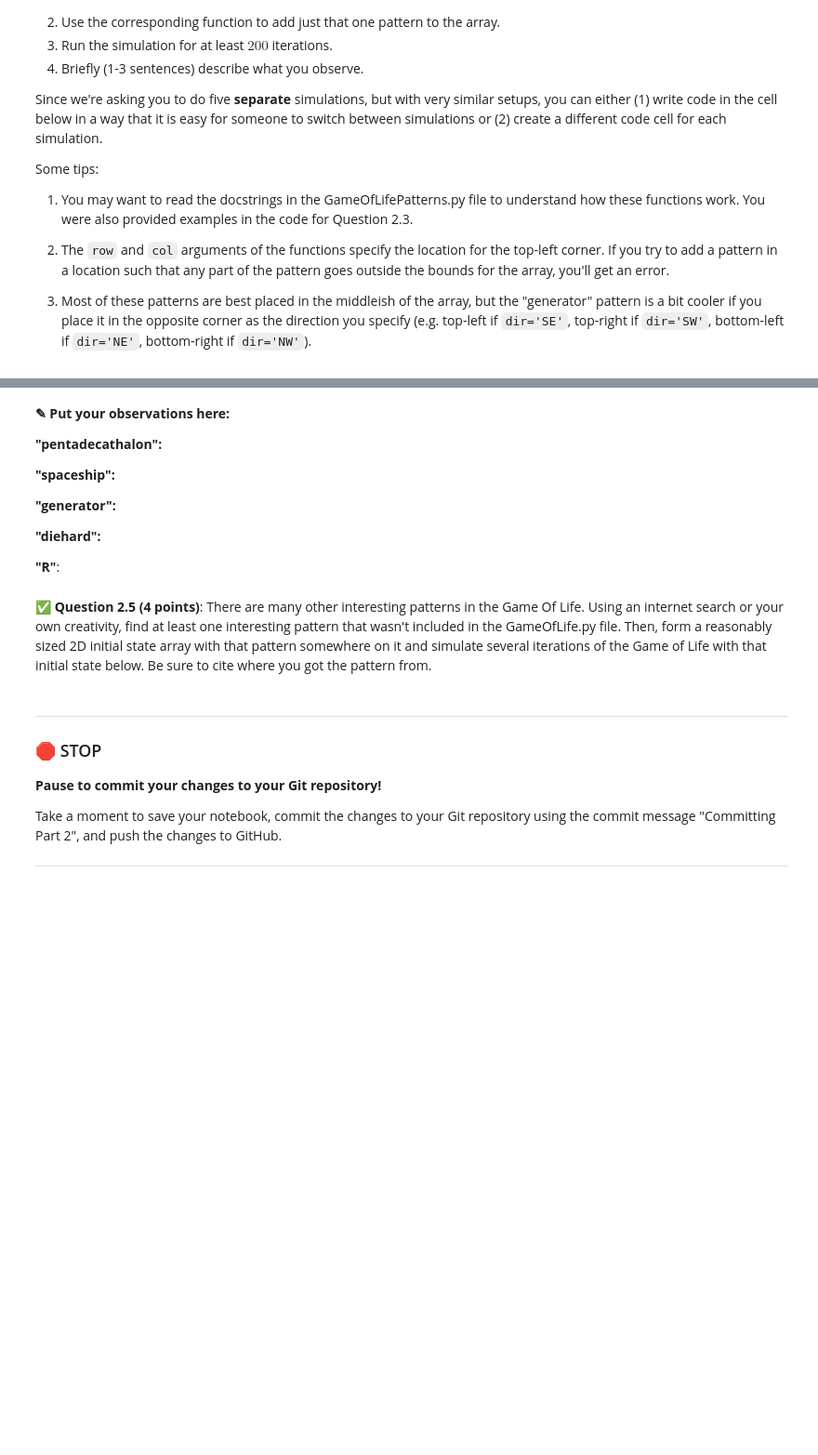
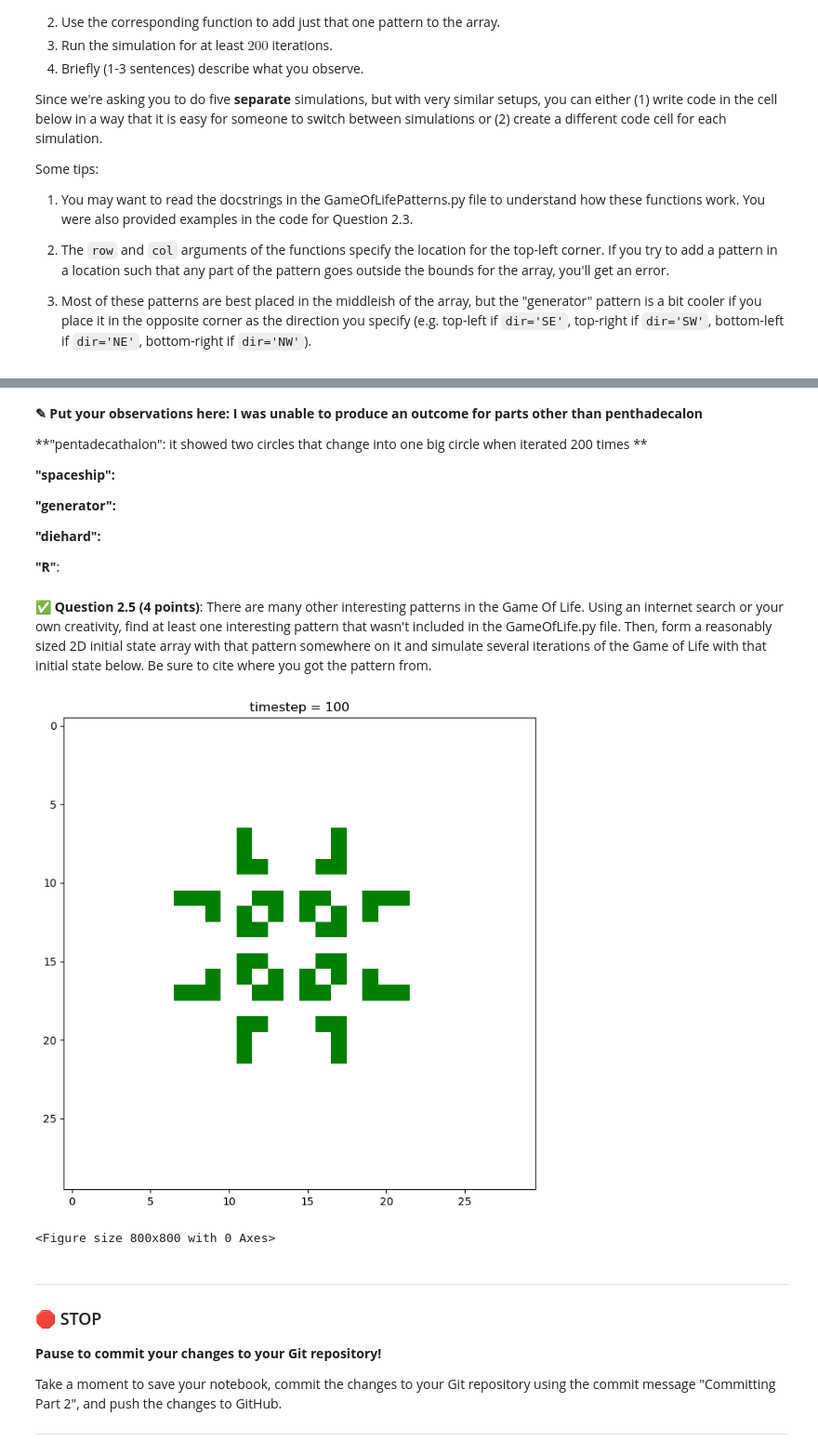
Before and after one commit to BadriAiman/cmse202-s24-turnin, a Jupyter notebook: hw-02/HW-02_ABMandGraphTheory-STUDENT.ipynb, the cells around one changed output, grey strips where cells are left out. Shown at 93% size. Drawn from its saved outputs; the diff is of its cells as text; code cells hidden in the pictures; blank space fills up the shorter version.

Commit message:
commit part 3

```diff
--- a/hw-02/HW-02_ABMandGraphTheory-STUDENT.ipynb
+++ b/hw-02/HW-02_ABMandGraphTheory-STUDENT.ipynb
@@ -305,7 +354,7 @@ for _ in range(200):
 # %% [markdown]
-**<font size=+3>&#9998;</font> Put your observations here:**
+**<font size=+3>&#9998;</font> Put your observations here: I was unable to produce an outcome for parts other than penthadecalon**
 
-**"pentadecathalon":**
+**"pentadecathalon": it showed two circles that change into one big circle when iterated 200 times **
 
 **"spaceship":**
 
@@ -321,3 +368,38 @@ for _ in range(200):
+# %%
+# Put your code for Question 2.5 here
+
+# Create a 30x30 numpy array of zeros
+initial_state_pulsar = np.zeros((30, 30))
+
+pulsar_pattern = np.array([
+    [0,0,1,1,1,0,0,0,1,1,1,0,0],
+    [0,0,0,0,0,0,0,0,0,0,0,0,0],
+    [1,0,0,0,0,1,0,1,0,0,0,0,1],
+    [1,0,0,0,0,1,0,1,0,0,0,0,1],
+    [1,0,0,0,0,1,0,1,0,0,0,0,1],
+    [0,0,1,1,1,0,0,0,1,1,1,0,0],
+    [0,0,0,0,0,0,0,0,0,0,0,0,0],
+    [0,0,1,1,1,0,0,0,1,1,1,0,0],
+    [1,0,0,0,0,1,0,1,0,0,0,0,1],
+    [1,0,0,0,0,1,0,1,0,0,0,0,1],
+    [1,0,0,0,0,1,0,1,0,0,0,0,1],
+    [0,0,0,0,0,0,0,0,0,0,0,0,0],
+    [0,0,1,1,1,0,0,0,1,1,1,0,0],
+])
+
+initial_state_pulsar[8:21, 8:21] = pulsar_pattern
+
+game_of_life_pulsar = GameOfLife(initial_state_pulsar)
+fig_pulsar = plt.figure(figsize=(8, 8))
+
+for _ in range(100):
+    game_of_life_pulsar.update()
+    game_of_life_pulsar.draw(fig_pulsar)
+
+#pulsar_pattern was found on https://en.wikipedia.org/wiki/Conway%27s_Game_of_Life#Examples_of_patterns
+# %% [output]
+[figure, added]
+<Figure size 800x800 with 0 Axes>
 # %% [markdown]
 ---
 ### &#128721; STOP
```
Also changed, not shown: parts of 6 cells of this notebook.
